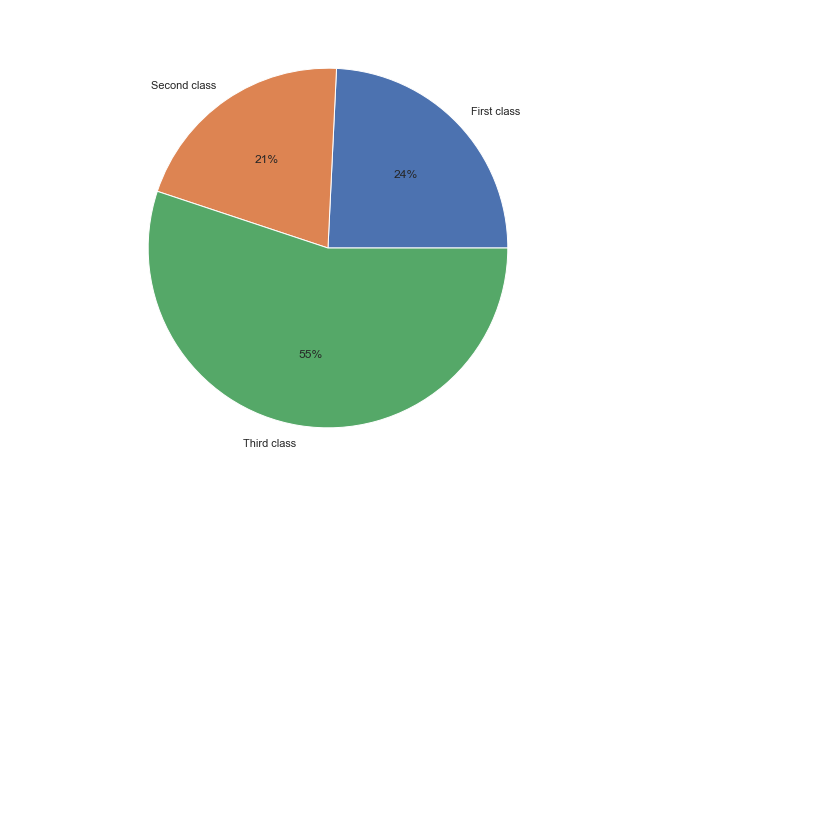
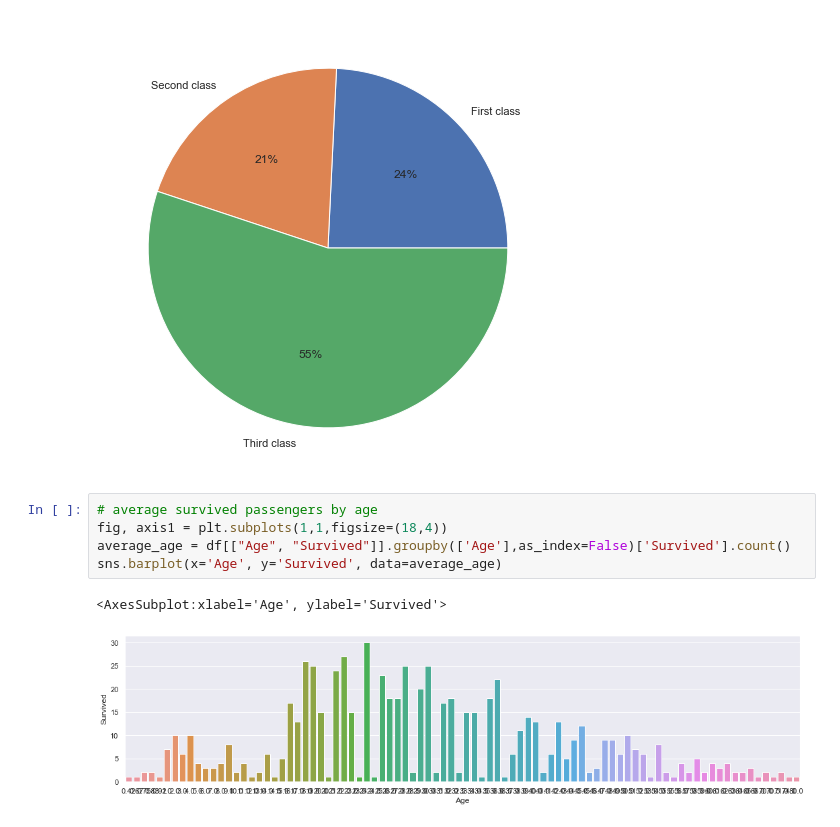
Before and after one commit to Daredeveil/CAB-21, a Jupyter notebook: titanic/titanic_2_5plt.ipynb, the cells around one changed output. Drawn from its saved outputs; the diff is of its cells as text; blank space fills up the shorter version.

```diff
--- a/titanic/titanic_2_5plt.ipynb
+++ b/titanic/titanic_2_5plt.ipynb
@@ -147,3 +160,11 @@ sizes = [first_class, second_class, third_class]
 plt.pie(x=sizes, labels=labels, autopct='%2.0f%%');
 # %% [output]
 [figure]
+# %%
+# average survived passengers by age
+fig, axis1 = plt.subplots(1,1,figsize=(18,4))
+average_age = df[["Age", "Survived"]].groupby(['Age'],as_index=False)['Survived'].count()
+sns.barplot(x='Age', y='Survived', data=average_age)
+# %% [output]
+<AxesSubplot:xlabel='Age', ylabel='Survived'>
+[figure, added]
```
Also changed, not shown: parts of 5 cells of this notebook, 1 other file.
